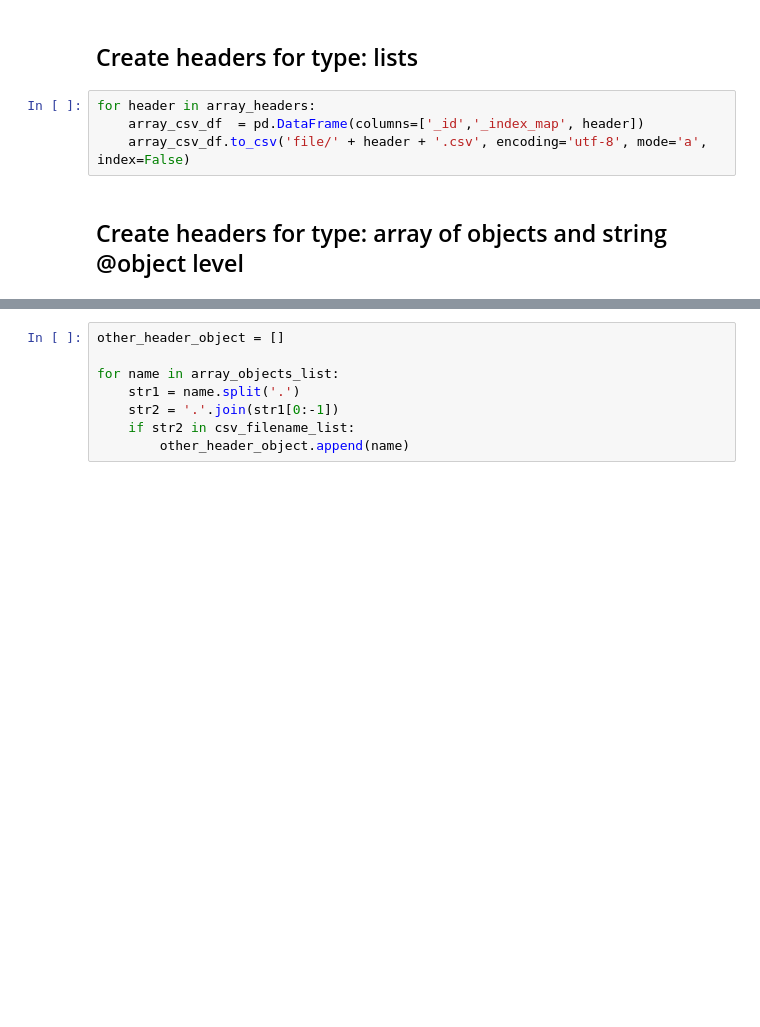
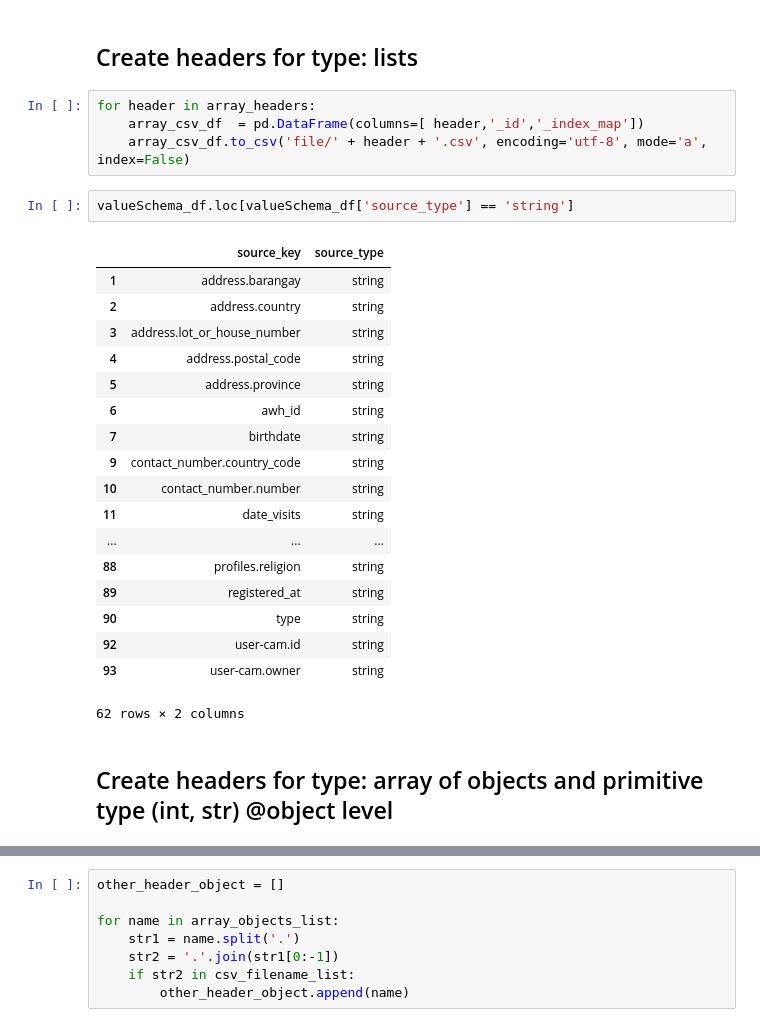
Before and after one commit to philipsales/nestedJSON-to-SQL, a Jupyter notebook: schema_flattener.ipynb, the cells around one changed output, grey strips where cells are left out. Drawn from its saved outputs; the diff is of its cells as text; blank space fills up the shorter version.

```diff
--- a/schema_flattener.ipynb
+++ b/schema_flattener.ipynb
@@ -231,10 +229,31 @@ for header in csv_header_name_list:
 ## Create headers for type: lists
 # %%
 for header in array_headers:
-    array_csv_df  = pd.DataFrame(columns=['_id','_index_map', header])
+    array_csv_df  = pd.DataFrame(columns=[ header,'_id','_index_map'])
     array_csv_df.to_csv('file/' + header + '.csv', encoding='utf-8', mode='a', index=False)
+# %%
+valueSchema_df.loc[valueSchema_df['source_type'] == 'string']
+# %% [output]
+|  | source_key | source_type |
+| 1 | address.barangay | string |
+| 2 | address.country | string |
+| 3 | address.lot_or_house_number | string |
+| 4 | address.postal_code | string |
+| 5 | address.province | string |
+| 6 | awh_id | string |
+| 7 | birthdate | string |
+| 9 | contact_number.country_code | string |
+| 10 | contact_number.number | string |
+| 11 | date_visits | string |
+| ... | ... | ... |
+| 88 | profiles.religion | string |
+| 89 | registered_at | string |
+| 90 | type | string |
+| 92 | user-cam.id | string |
+| 93 | user-cam.owner | string |
+62 rows × 2 columns
 # %% [markdown]
-## Create headers for type: array of objects and string @object level
+## Create headers for type: array of objects and primitive type (int, str) @object level
 # %%
 array_objects = set()
 array_objects = set(csv_header_name_list) - set(csv_filename_list) - set(main_headers)
```
Also changed, not shown: parts of 12 cells of this notebook, 20 other files.
